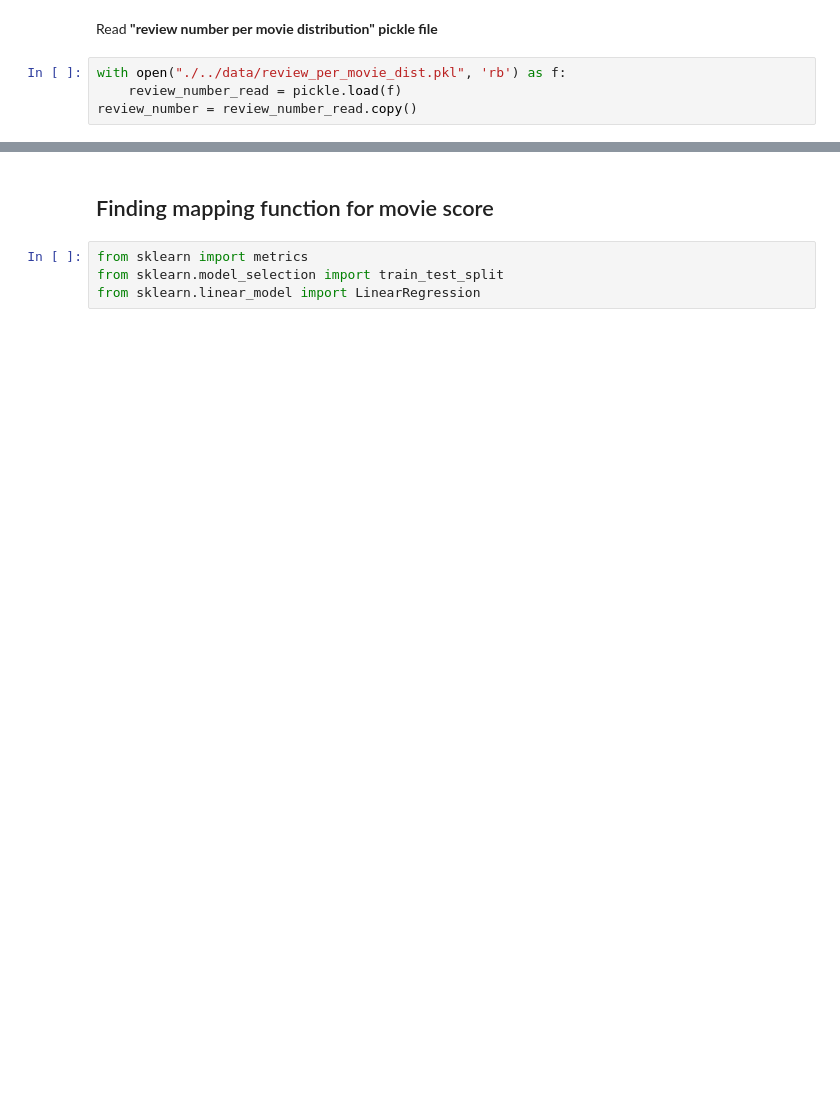
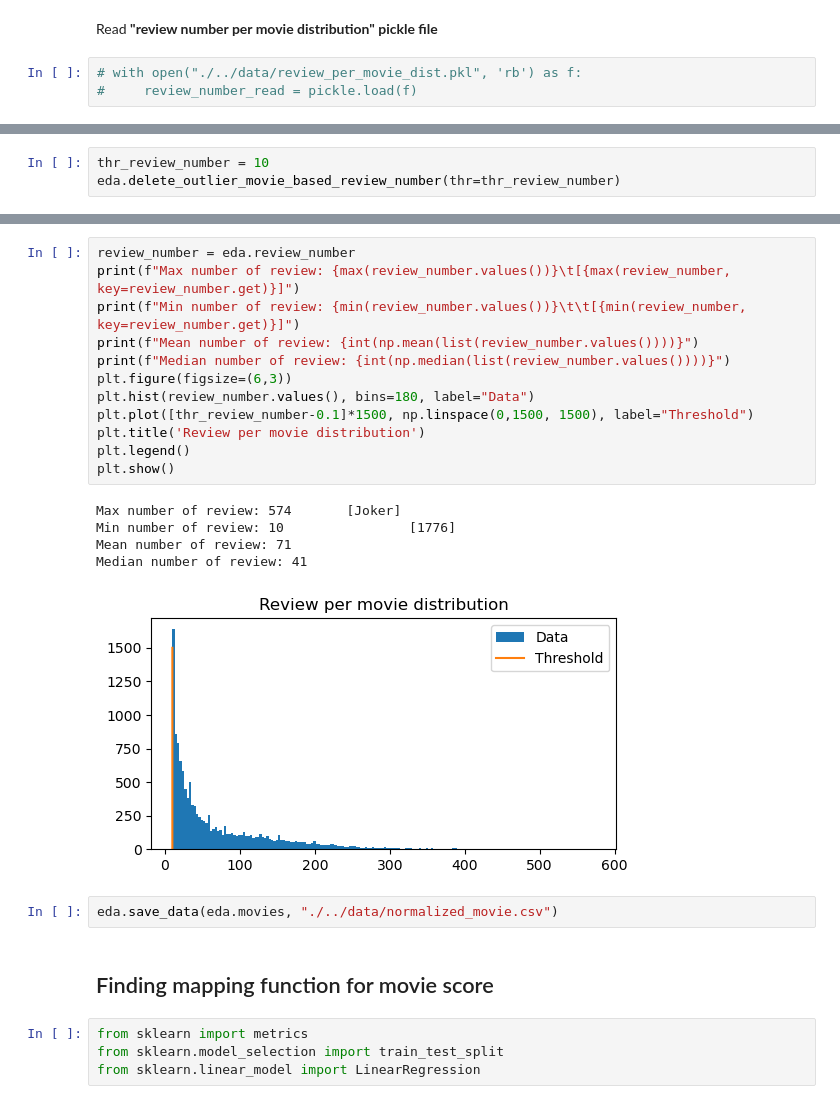
Before and after one commit to MMovasaghi/SentiMovie, a Jupyter notebook: code/Data-processing.ipynb, the cells around one changed output, grey strips where cells are left out. Saved outputs shown, nothing was run; the diff lists cells and outputs as text; blank space fills up the shorter version.

```diff
--- a/code/Data-processing.ipynb
+++ b/code/Data-processing.ipynb
@@ -278,7 +275,6 @@ with open("./../data/review_per_movie_dist.pkl", 'wb') as handle:
 # %% [markdown]
 Read **"review number per movie distribution" pickle file**
 # %%
-with open("./../data/review_per_movie_dist.pkl", 'rb') as f:
-    review_number_read = pickle.load(f)
-review_number = review_number_read.copy()
+# with open("./../data/review_per_movie_dist.pkl", 'rb') as f:
+#     review_number_read = pickle.load(f)
 # %%
@@ -296,3 +293,6 @@ Min number of review: 1         [A Brother's Kiss]
 Mean number of review: 55
 Median number of review: 24
 [figure]
+# %%
+thr_review_number = 10
+eda.delete_outlier_movie_based_review_number(thr=thr_review_number)
@@ -299,3 +319,23 @@ Median number of review: 24
+# %%
+review_number = eda.review_number
+print(f"Max number of review: {max(review_number.values())}\t[{max(review_number, key=review_number.get)}]")
+print(f"Min number of review: {min(review_number.values())}\t\t[{min(review_number, key=review_number.get)}]")
+print(f"Mean number of review: {int(np.mean(list(review_number.values())))}")
+print(f"Median number of review: {int(np.median(list(review_number.values())))}")
+plt.figure(figsize=(6,3))
+plt.hist(review_number.values(), bins=180, label="Data")
+plt.plot([thr_review_number-0.1]*1500, np.linspace(0,1500, 1500), label="Threshold")
+plt.title('Review per movie distribution')
+plt.legend()
+plt.show()
+# %% [output]
+Max number of review: 574       [Joker]
+Min number of review: 10                [1776]
+Mean number of review: 71
+Median number of review: 41
+[figure, added]
+# %%
+eda.save_data(eda.movies, "./../data/normalized_movie.csv")
 # %% [markdown]
 ## Finding mapping function for movie score
 # %%
```
Also changed, not shown: parts of 15 cells of this notebook, 2 other files.
